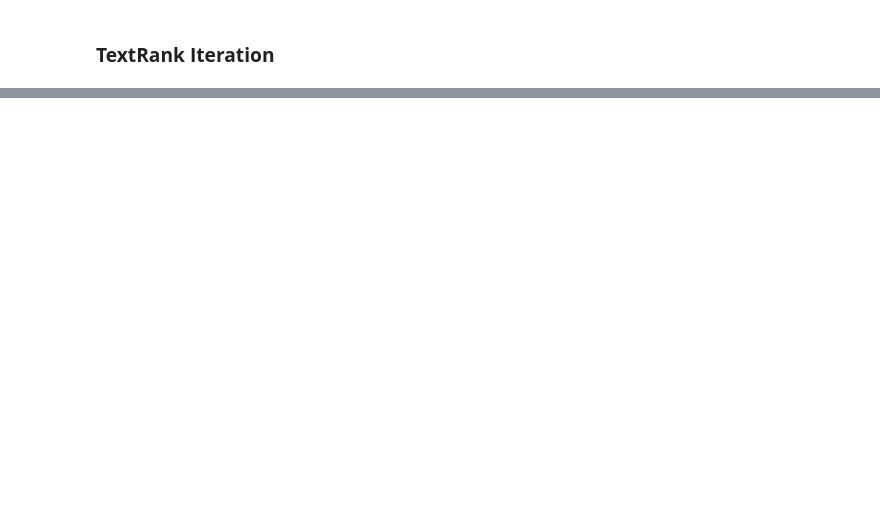
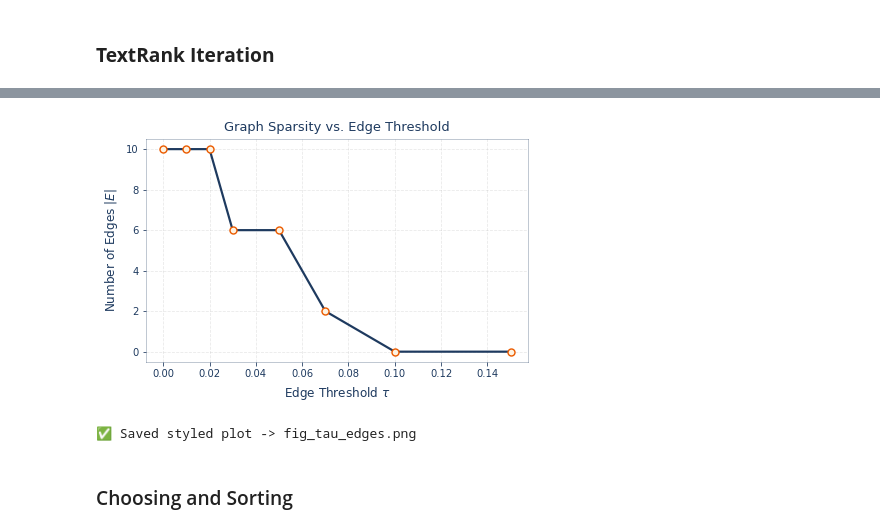
Before and after one commit to farnooshkareemi/Graph-Text-Summarizer, a Jupyter notebook: src/Summary.ipynb, the cells around one changed output, grey strips where cells are left out. Cells and saved outputs as stored; diff of their text form; code cells hidden in the pictures; blank space fills up the shorter version.

```diff
--- a/src/Summary.ipynb
+++ b/src/Summary.ipynb
@@ -1721,0 +1063,75 @@ aha! so you mean in my report it is better to say a toy example and then ompleme
+# %%
+# ====== GRAPH SPARSITY vs EDGE THRESHOLD (class-based) ======
+import matplotlib.pyplot as plt
+import numpy as np
+
+def plot_edges_vs_tau_styled_class_based(token_lists, metric="tfidf", save_path="fig_tau_edges.png"):
+    """
+    Plot how the number of edges |E| changes with threshold τ, using your class-based Graph.
+    """
+    deepblue      = "#1e3a5f"
+    goldenorange  = "#EB5B00"
+    lightbeige    = "#FEF3E2"
+
+    # --- Compute similarity matrix once ---
+    M = build_similarity_matrix(token_lists, metric=metric)
+    n = manual_set_length(token_lists)
+
+    taus = [0.00, 0.01, 0.02, 0.03, 0.05, 0.07, 0.10, 0.15]
+    edge_counts = []
+
+    # --- Loop over thresholds and count edges ---
+    for tau in taus:
+        G = Graph(n)
+        G.build_from_matrix(M, tau=tau)
+        total_edges = 0
+        i = 0
+        while i < n:
+            total_edges += manual_set_length(G.nodes[i].edges)
+            i += 1
+        edge_counts.append(total_edges)
+
+    # --- Plot setup ---
+    plt.figure(figsize=(6.2, 4.2))
+
+    # Main curve
+    plt.plot(
+        taus, edge_counts,
+        marker='o',
+        markersize=7,
+        markerfacecolor=lightbeige,
+        markeredgecolor=goldenorange,
+        markeredgewidth=1.4,
+        linewidth=2.2,
+        color=deepblue
+    )
+
+    plt.xlabel(r"Edge Threshold $\tau$", fontsize=12, color=deepblue, labelpad=6)
+    plt.ylabel(r"Number of Edges $|E|$", fontsize=12, color=deepblue, labelpad=6)
+    plt.title("Graph Sparsity vs. Edge Threshold", fontsize=13, color=deepblue, pad=8)
+
+    plt.grid(alpha=0.28, linestyle='--')
+    plt.tick_params(colors=deepblue, labelsize=10)
+
+    ax = plt.gca()
+    for spine in ax.spines.values():
+        spine.set_edgecolor(deepblue)
+        spine.set_alpha(0.35)
+
+    plt.tight_layout()
+    plt.savefig(save_path, dpi=300, bbox_inches='tight', transparent=False)
+    plt.show()
+
+    print(f"✅ Saved styled plot -> {save_path}")
+
+
+# --- Run it on your tokenized data ---
+plot_edges_vs_tau_styled_class_based(cleaned_tokens, metric="tfidf", save_path="fig_tau_edges.png")
+
+
+#CHECKED ____________
+# %% [output]
+[figure, added]
+✅ Saved styled plot -> fig_tau_edges.png
+# %% [markdown]
+### Choosing and Sorting
```
Also changed, not shown: parts of 59 cells of this notebook, 10 other files.
